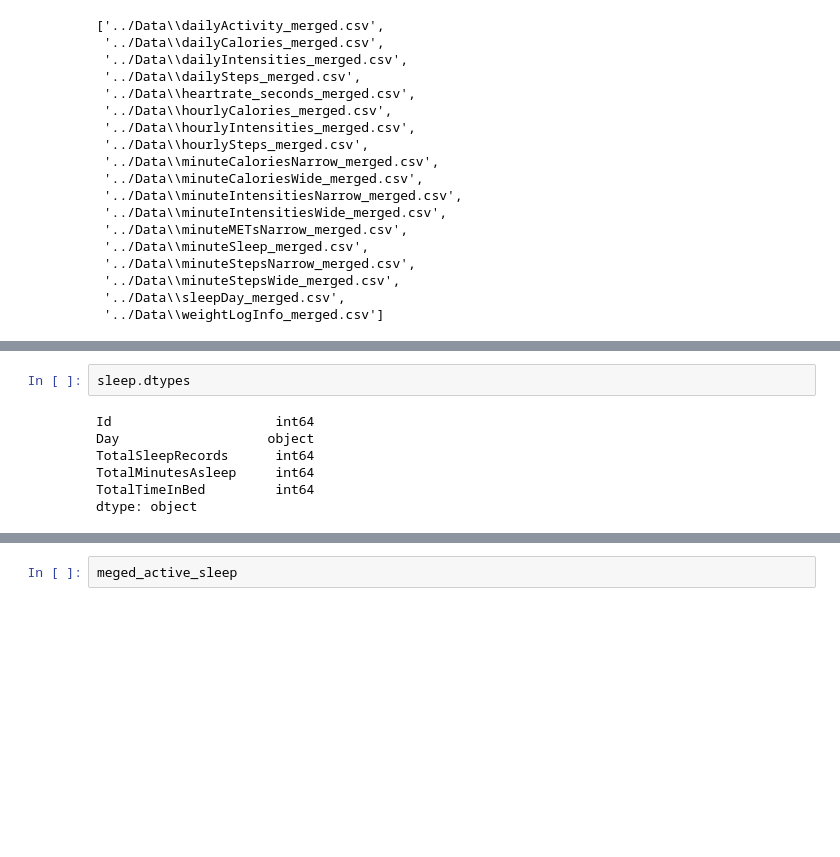
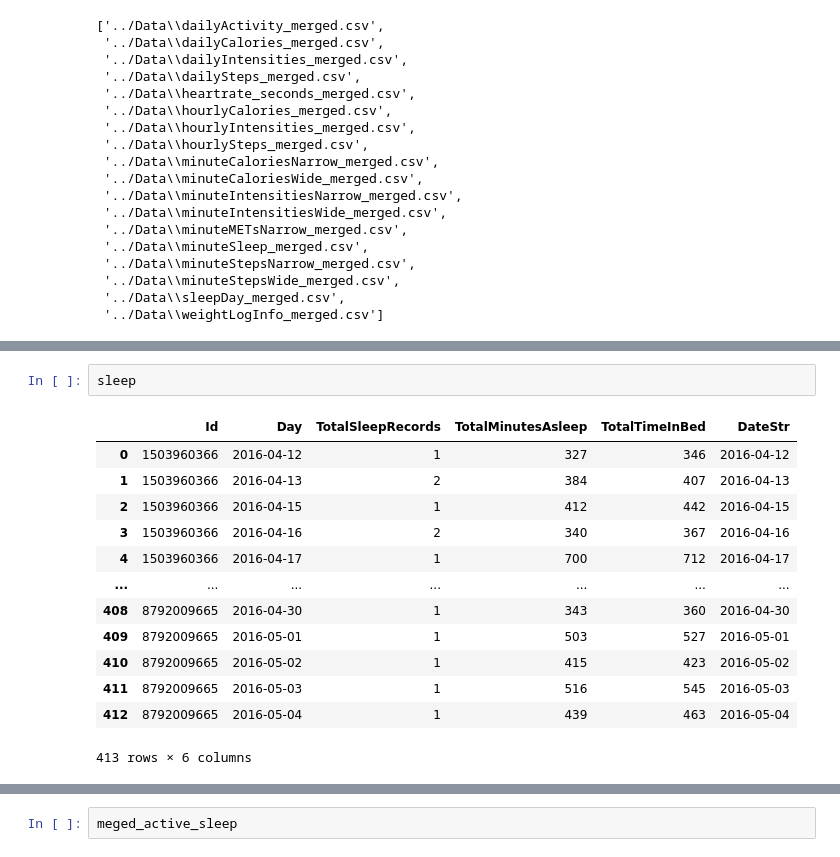
Before and after one commit to idangrady/DataAnalysisCourse, a Jupyter notebook: Idan/DashDisplay.ipynb, the cells around one changed output, grey strips where cells are left out. Cells and saved outputs as stored; diff of their text form; blank space fills up the shorter version.

```diff
--- a/Idan/DashDisplay.ipynb
+++ b/Idan/DashDisplay.ipynb
@@ -302,12 +308,19 @@ sleep.head()
 # %%
-sleep.dtypes
+sleep
 # %% [output]
+|  | Id | Day | TotalSleepRecords | TotalMinutesAsleep | TotalTimeInBed | DateStr |
+| 0 | 1503960366 | 2016-04-12 | 1 | 327 | 346 | 2016-04-12 |
+| 1 | 1503960366 | 2016-04-13 | 2 | 384 | 407 | 2016-04-13 |
+| 2 | 1503960366 | 2016-04-15 | 1 | 412 | 442 | 2016-04-15 |
+| 3 | 1503960366 | 2016-04-16 | 2 | 340 | 367 | 2016-04-16 |
+| 4 | 1503960366 | 2016-04-17 | 1 | 700 | 712 | 2016-04-17 |
+| ... | ... | ... | ... | ... | ... | ... |
+| 408 | 8792009665 | 2016-04-30 | 1 | 343 | 360 | 2016-04-30 |
+| 409 | 8792009665 | 2016-05-01 | 1 | 503 | 527 | 2016-05-01 |
+| 410 | 8792009665 | 2016-05-02 | 1 | 415 | 423 | 2016-05-02 |
+| 411 | 8792009665 | 2016-05-03 | 1 | 516 | 545 | 2016-05-03 |
+| 412 | 8792009665 | 2016-05-04 | 1 | 439 | 463 | 2016-05-04 |
-Id                     int64
-Day                   object
-TotalSleepRecords      int64
-TotalMinutesAsleep     int64
-TotalTimeInBed         int64
-dtype: object
+413 rows × 6 columns
 # %%
 active =read_file(data_csvs[0])
 active.ActivityDate = pd.to_datetime(active.ActivityDate)
```
Also changed, not shown: parts of 18 cells of this notebook.
